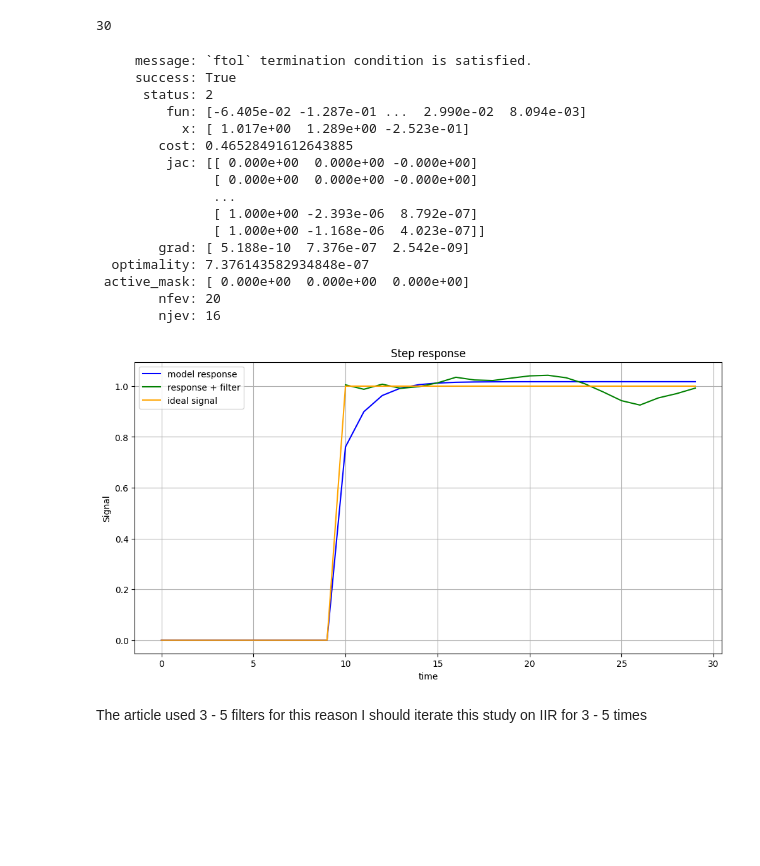
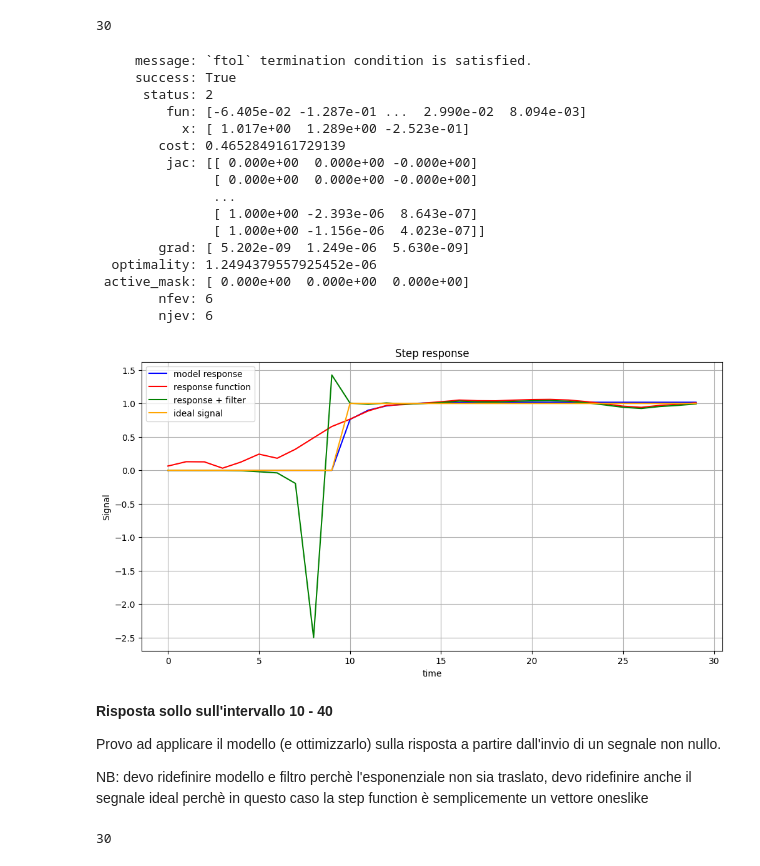
Before and after one commit to ElStabilini/cryoscope_tests, a Jupyter notebook: IIR_analysis.ipynb, the cells around one changed output. Drawn from its saved outputs; the diff is of its cells as text; code cells hidden in the pictures; blank space fills up the shorter version.

```diff
--- a/IIR_analysis.ipynb
+++ b/IIR_analysis.ipynb
@@ -88,8 +73,6 @@ plt.show()
 def step(t):
     #return np.ones_like(t)
     return np.where(t<10, 0, 1)
-
-t = np.arange(0,50,1)
 # %%
 #Filters used in the papaer for simulation
 
@@ -112,6 +93,10 @@ def on_chip(t, g, tau, A):
 # %% [markdown]
 **Minimization with least squared method from scipy**
 # %%
+def step(t):
+    return np.where(t<10, 0, 1)
+
+
 def model(params, t):
     g, tau, A = params
     return g*(1 + A*np.exp(-(t-10)/tau))*step(t) #exp(-(t-10)/tau)
@@ -119,8 +104,13 @@ def model(params, t):
 
 def residuals(params, t, data):
     return model(params,t) - data
+
+
+def filter(params, t):
+    g, tau, A = params
+    return g * (1 + A * np.exp(-(t - 10) / tau))
 # %%
-initial_guess = [1, 10, 1]
+initial_guess = [1, 1, 1]
 t = np.arange(0,30,1)
 step_response = result_svg_no_dem[4].step_response["D1"][0:30]
 print(len(step_response))
@@ -135,30 +125,34 @@ print(result)
       status: 2
          fun: [-6.405e-02 -1.287e-01 ...  2.990e-02  8.094e-03]
            x: [ 1.017e+00  1.289e+00 -2.523e-01]
-        cost: 0.46528491612643885
+        cost: 0.4652849161729139
          jac: [[ 0.000e+00  0.000e+00 -0.000e+00]
                [ 0.000e+00  0.000e+00 -0.000e+00]
                ...
-               [ 1.000e+00 -2.393e-06  8.792e-07]
-               [ 1.000e+00 -1.168e-06  4.023e-07]]
-        grad: [ 5.188e-10  7.376e-07  2.542e-09]
-  optimality: 7.376143582934848e-07
+               [ 1.000e+00 -2.393e-06  8.643e-07]
+               [ 1.000e+00 -1.156e-06  4.023e-07]]
+        grad: [ 5.202e-09  1.249e-06  5.630e-09]
+  optimality: 1.2494379557925452e-06
  active_mask: [ 0.000e+00  0.000e+00  0.000e+00]
-        nfev: 20
-        njev: 16
+        nfev: 6
+        njev: 6
 # %%
 plt.figure(figsize=(12, 6))
 plt.plot(t, model(result.x, t), color = "blue", label="model response")
-#plt.plot(step_response, color = "red", label="response function")
-plt.plot(t, step_response/model(result.x,t), color = "green", label="response + filter" )
+plt.plot(step_response, color = "red", label="response function")
+plt.plot(t, step_response/filter(result.x,t), color = "green", label="response + filter" )
 plt.plot(t, step(t), color = "orange", label="ideal signal" )
 plt.xlabel("time")
 plt.ylabel("Signal")
 plt.title("Step response")
 plt.legend()
 plt.grid()
 plt.show()
 # %% [output]
-[figure, old version]
+[figure, new version]
-# %% [markdown]
-The article used 3 - 5 filters for this reason I should iterate this study on IIR for 3 - 5 times
+# %% [markdown]
+**Risposta sollo sull'intervallo 10 - 40**
+
+Provo ad applicare il modello (e ottimizzarlo) sulla risposta a partire dall'invio di un segnale non nullo.
+
+NB: devo ridefinire modello e filtro perchè l'esponenziale non sia traslato, devo ridefinire anche il segnale ideal perchè in questo caso la step function è semplicemente un vettore oneslike
@@ -164,0 +175,7 @@ The article used 3 - 5 filters for this reason I should iterate this study on II
+# %%
+initial_guess = [1, 1, 1]
+t = np.arange(0, 30, 1)
+step_response = result_svg_no_dem[4].step_response["D1"][10:40]
+print(len(step_response))
+# %% [output]
+30
```
Also changed, not shown: parts of 13 cells of this notebook, 1 other file.
